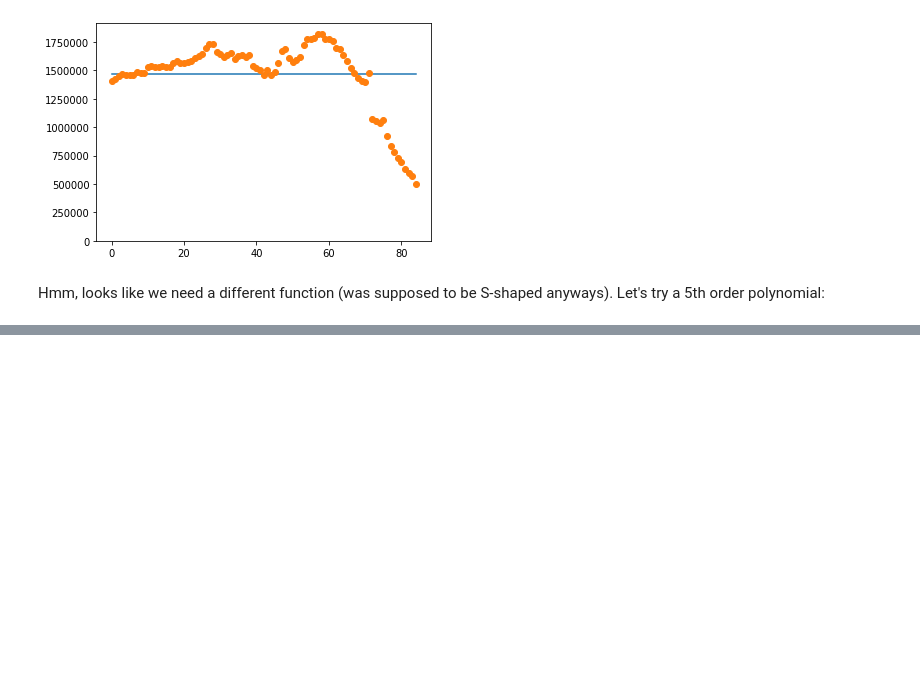
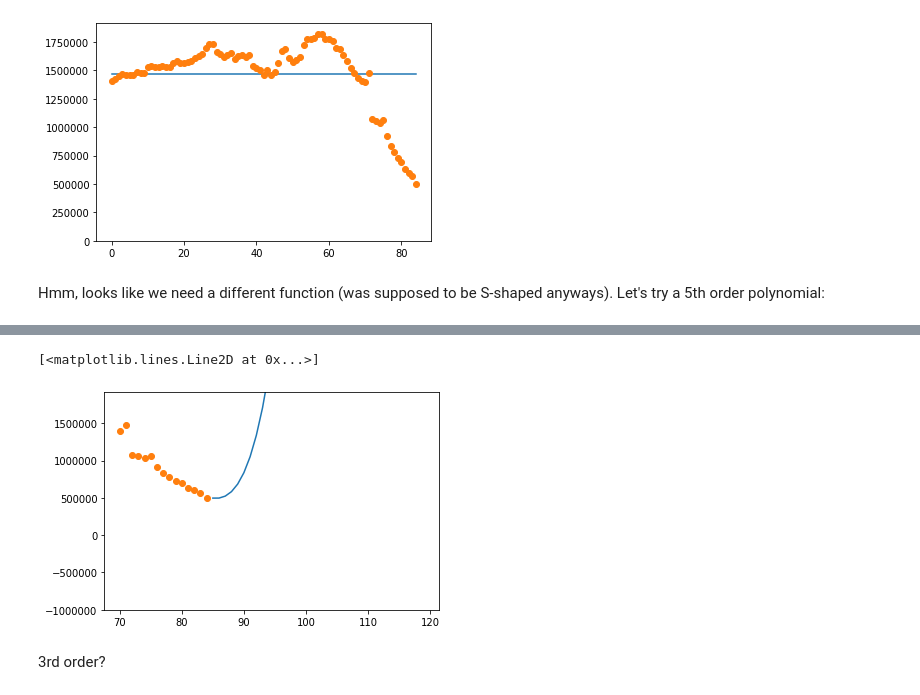
Before and after one commit to jameslee0920/death_simulator, a Jupyter notebook: src/mortality_combining_cleaining.ipynb, the cells around one changed output, grey strips where cells are left out. Drawn from its saved outputs; the diff is of its cells as text; code cells hidden in the pictures; blank space fills up the shorter version.

```diff
--- a/src/mortality_combining_cleaining.ipynb
+++ b/src/mortality_combining_cleaining.ipynb
@@ -309,0 +334,10 @@ Write cleaned dataset to .csv
+# %%
+fig, ax = plt.subplots(1, 1, figsize=(6, 4))
+plt.ylim(-1000000, max(white_female_pop) * 1.05) # from 0 to a 5% buffer around high end
+ax.plot(x_pred, y_fit, '-')
+ax.plot(x, y, 'o')
+# %% [output]
+[<matplotlib.lines.Line2D at 0x...>]
+[figure, added]
+# %% [markdown]
+3rd order?
```
Also changed, not shown: parts of 30 cells of this notebook, 3 other files.
